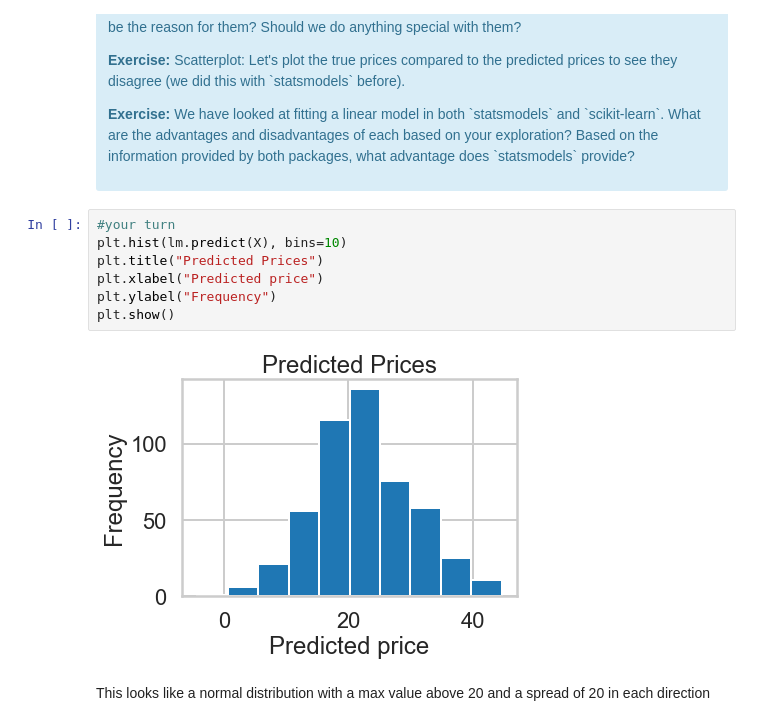
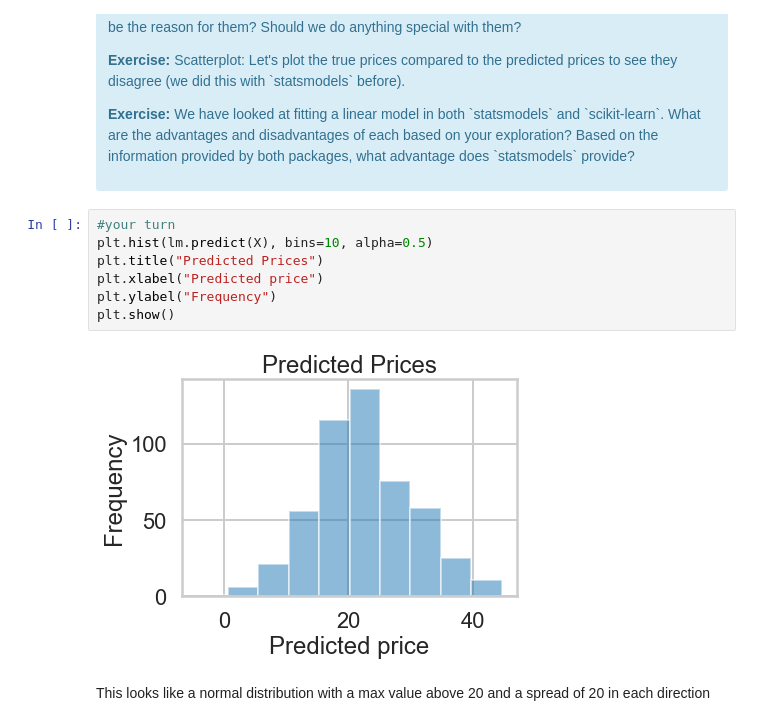
Before and after one commit to ghopping/Data_Science_Career_Track, a Jupyter notebook: linear_regression/Mini_Project_Linear_Regression.ipynb, the cells around one changed output. Saved outputs shown, nothing was run; the diff lists cells and outputs as text.

```diff
--- a/linear_regression/Mini_Project_Linear_Regression.ipynb
+++ b/linear_regression/Mini_Project_Linear_Regression.ipynb
@@ -601,13 +596,13 @@ array([30.00384338, 25.02556238, 30.56759672, 28.60703649, 27.94352423])
 </div>
 # %%
 #your turn
-plt.hist(lm.predict(X), bins=10)
+plt.hist(lm.predict(X), bins=10, alpha=0.5)
 plt.title("Predicted Prices")
 plt.xlabel("Predicted price")
 plt.ylabel("Frequency")
 plt.show()
 # %% [output]
-[figure, old version]
+[figure, new version]
 # %% [markdown]
 This looks like a normal distribution with a max value above 20 and a spread of 20 in each direction
 # %% [markdown]
```
Also changed, not shown: parts of 21 cells of this notebook.
